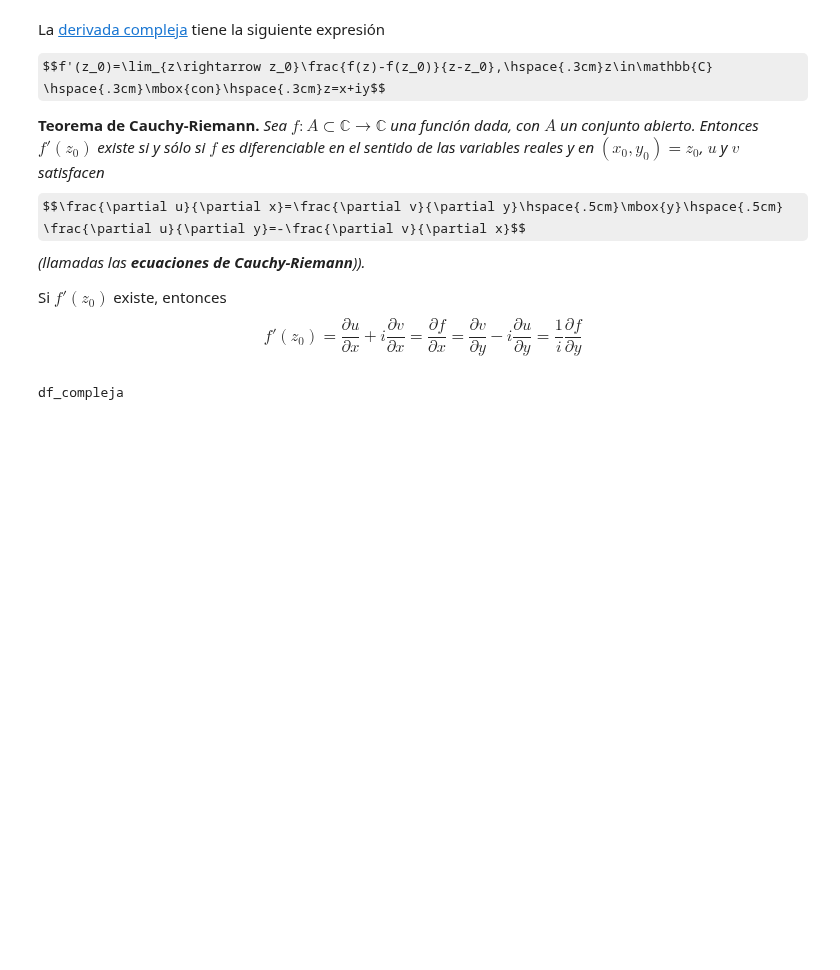
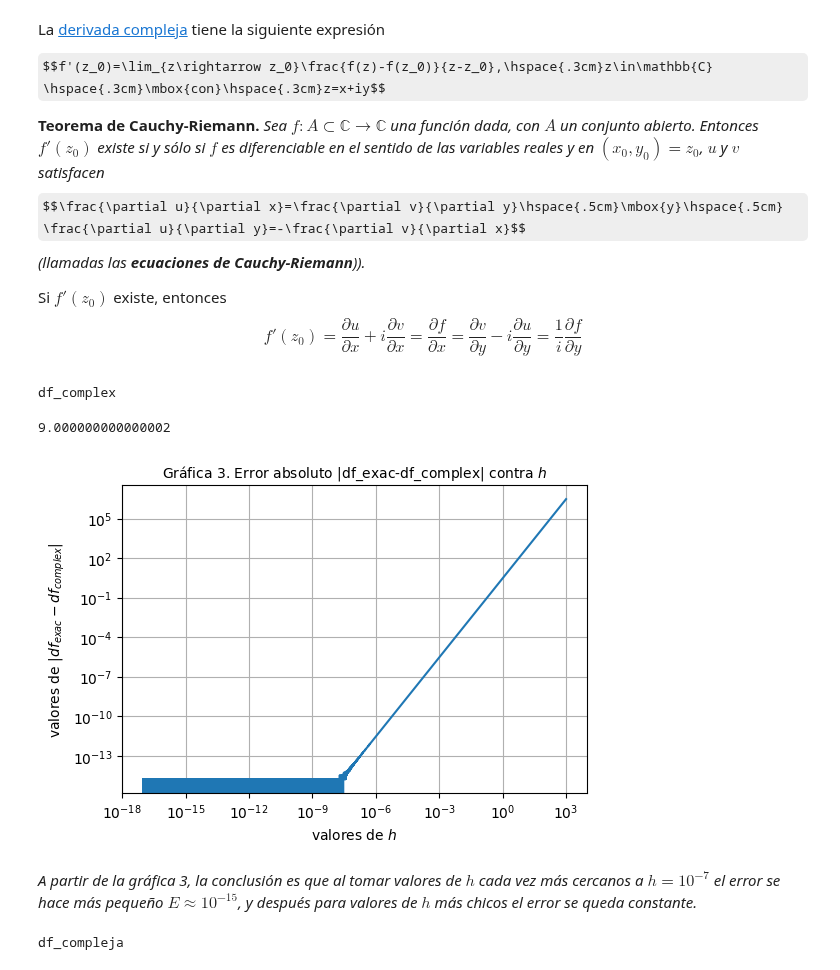
Before and after one commit to lbenet/2017-2_TSFisComputacional-1, a Jupyter notebook: tareas/rene/Tarea2.ipynb, the cells around one changed output. Saved outputs shown, nothing was run; the diff lists cells and outputs as text; code cells hidden in the pictures; some formulas as TeX source; blank space fills up the shorter version.

```diff
--- a/tareas/rene/Tarea2.ipynb
+++ b/tareas/rene/Tarea2.ipynb
@@ -193,6 +186,47 @@ Si $f'(z_0)$ existe, entonces
 $$f'(z_0)=\frac{\partial u}{\partial x}+i\frac{\partial v}{\partial x}=\frac{\partial f}{\partial x}
 =\frac{\partial v}{\partial y}-i\frac{\partial u}{\partial y}
 =\frac{1}{i}\frac{\partial f}{\partial y}$$
+# %%
+"""
+ df_complejaderecha()
+
+Este algoritmo calcula la derivada compleja por la derecha de una función para un una diferencia
+h dada en el punto \$z_0\$.
+"""
+function df_complex(f,x0,h)
+    df=(f(x0+im*h)-f(x0))/h
+    return imag(df)
+end
+# %% [output]
+df_complex
+# %%
+df_complex(f,1.0,1e-12)
+# %% [output]
+9.000000000000002
+# %%
+hc=logspace(-17, 3, 100000)
+n2=length(hs)
+x0=1.0
+y2=[i=zero(eltype(h)) for i=1:n2]
+
+for i in 1:n2
+    y2[i]=abs(df_exac(x0)-df_complex(f,x0,hs[i]))
+end
+
+figure(figsize=(6,4)) # este comando define el tamaño de la figura
+plot(hc,y2)    # este comando pinta las componentes "y"(el error) ;
+             # en "x" se expresa el tamño de h
+           # Los vectores *tienen* que tener el mismo número de elementos
+title(L"Gráfica 3. Error absoluto |df_exac-df_complex| contra $h$", fontsize=10)
+xlabel(L"valores de $h$")
+ylabel(L"valores de $|df_{exac}-df_{complex}|$")
+grid()
+xscale("log")
+yscale("log")
+# %% [output]
+[figure, added]
+# %% [markdown]
+*A partir de la gráfica 3, la conclusión es que al tomar valores de $h$ cada vez más cercanos a $h=10^{-7}$ el error se hace más pequeño $E\approx10^{-15}$, y después para valores de $h$ más chicos el error se queda constante.*
 # %%
 """
  df_complejaderecha()
```
Also changed, not shown: parts of 21 cells of this notebook.
